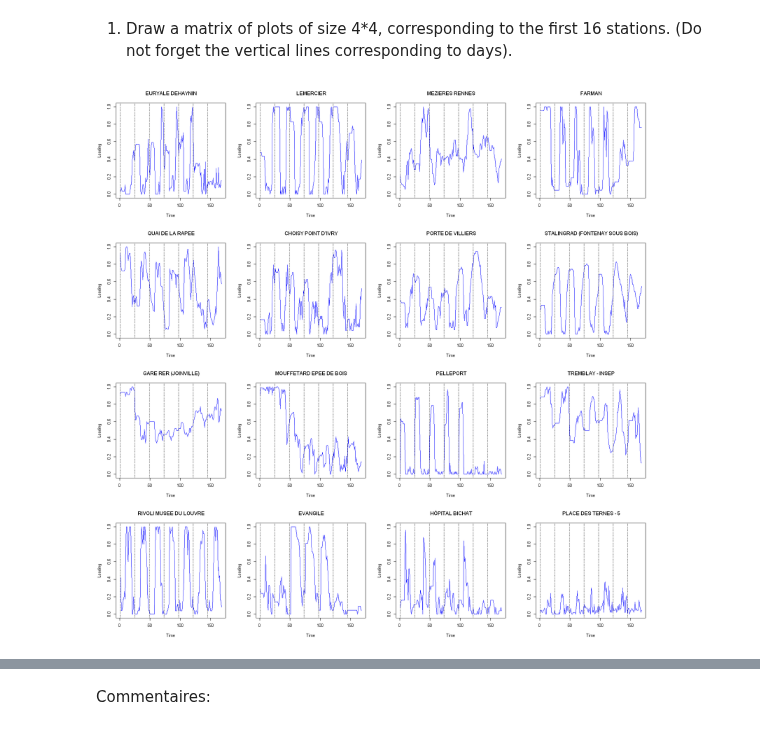
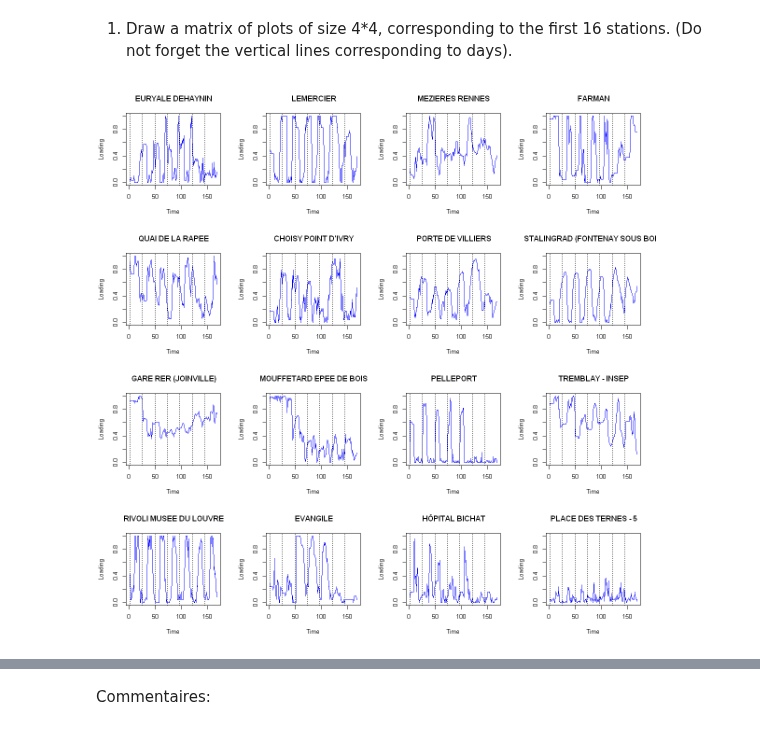
Before and after one commit to Salamata-BA/Projet_Analyse_Donnees, a Jupyter notebook: velib_R_notebook_Projet.ipynb, the cells around one changed output, grey strips where cells are left out. Drawn from its saved outputs; the diff is of its cells as text; code cells hidden in the pictures.

```diff
--- a/velib_R_notebook_Projet.ipynb
+++ b/velib_R_notebook_Projet.ipynb
@@ -48,15 +51,14 @@ rownames(x) <- 1:nrow(x)
 # %% [markdown]
 1. Draw a matrix of plots of size 4*4, corresponding to the first 16 stations. (Do not forget the vertical lines corresponding to days).
 # %%
-# Question 1
-par(mfrow = c(4, 4))
+options(repr.plot.width = 10, repr.plot.height = 10)
+par(mfrow=c(4,4))
+for (i in 1:16)
+{
 
-options(repr.plot.width = 15, repr.plot.height = 15)
-
-for (i in 1:16){
     plot(x[i, ], col = "blue", type = "l", ylim = c(0, 1),
-         xlab = "Time", ylab = "Loading", main = rownames(x)[i])
+         xlab = "Time", ylab = "Loading", main = velib$names[i])
     abline(v = timeTick, lty = "dotted")
 }
 # %% [output]
-[figure, old version]
+[figure, new version]
```
Also changed, not shown: parts of 11 cells of this notebook.
